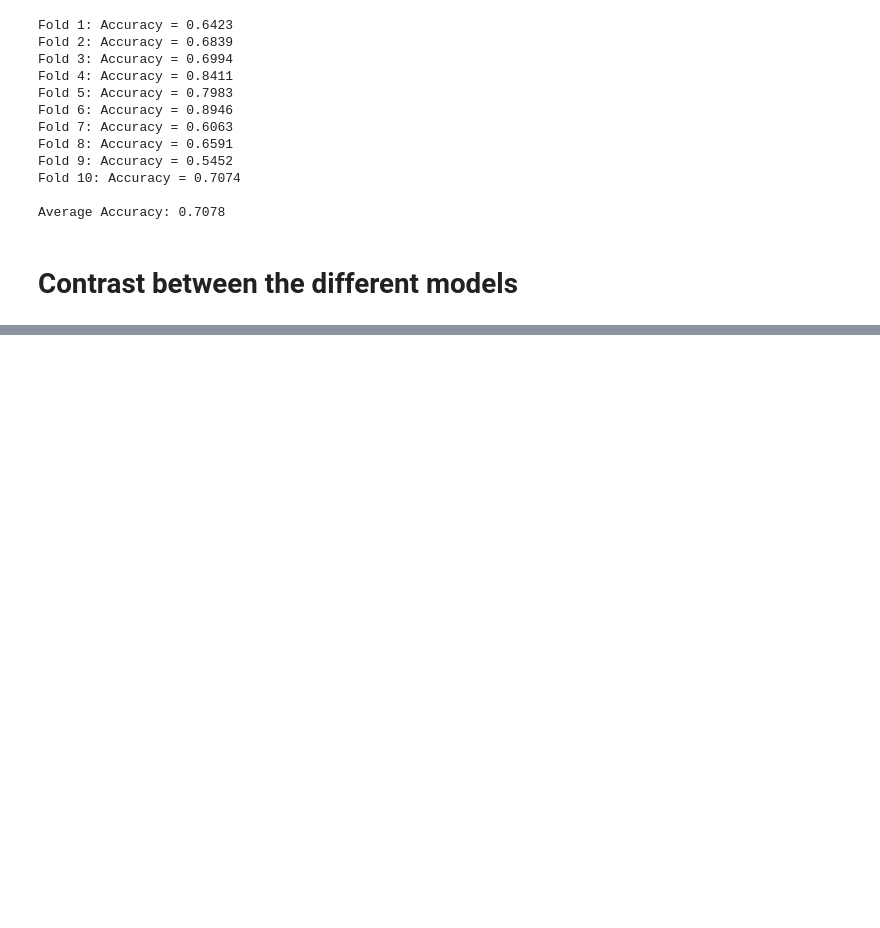
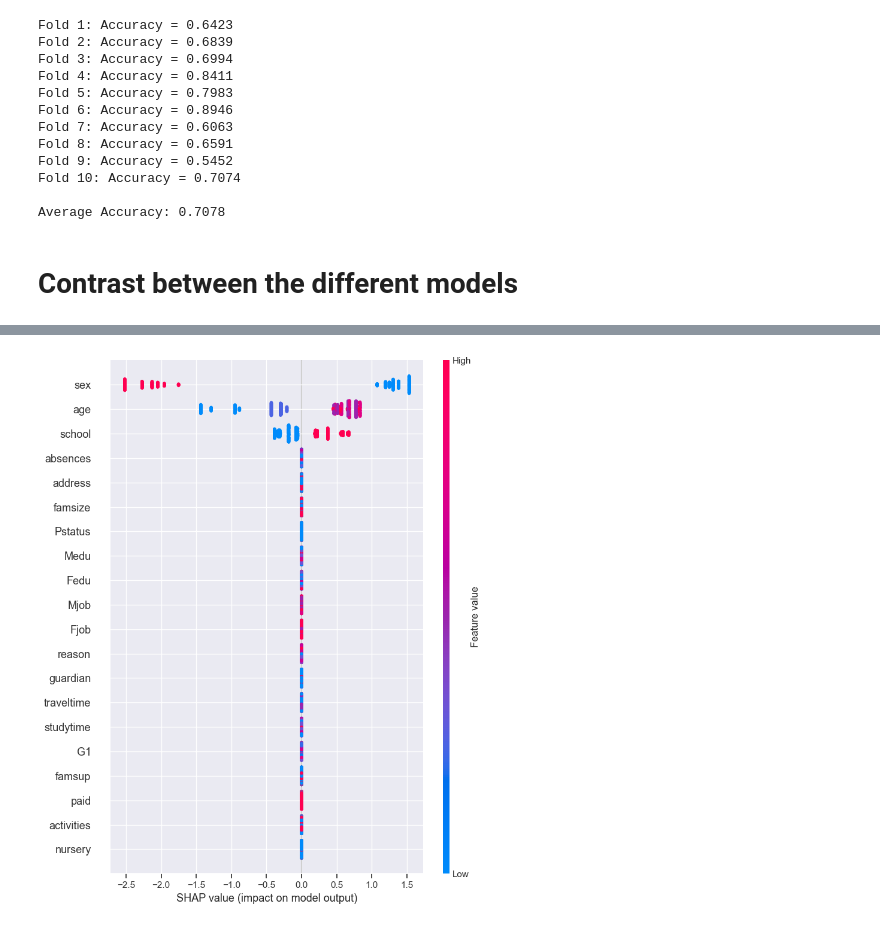
Before and after one commit to msotomayorpal/CA-3-Capstone-Strategic-Thinking, a Jupyter notebook: CA 3 strategic thinking Capstone Report.ipynb, the cells around one changed output, grey strips where cells are left out. Drawn from its saved outputs; the diff is of its cells as text; code cells hidden in the pictures; blank space fills up the shorter version.

Commit message:
SHAP

```diff
--- a/CA 3 strategic thinking Capstone Report.ipynb
+++ b/CA 3 strategic thinking Capstone Report.ipynb
@@ -634,0 +663,9 @@ Average Score Random Forest: 0.7078
+# %%
+best_model_rf = df_grid_rf.best_estimator_.named_steps['regressor']
+# %%
+best_features = shap.Explainer(best_model_rf,X_train)
+values_SHAP = best_features(X_train)
+# %%
+shap.summary_plot(values_SHAP, X_train)
+# %% [output]
+[figure, added]
```
Also changed, not shown: parts of 8 cells of this notebook.
